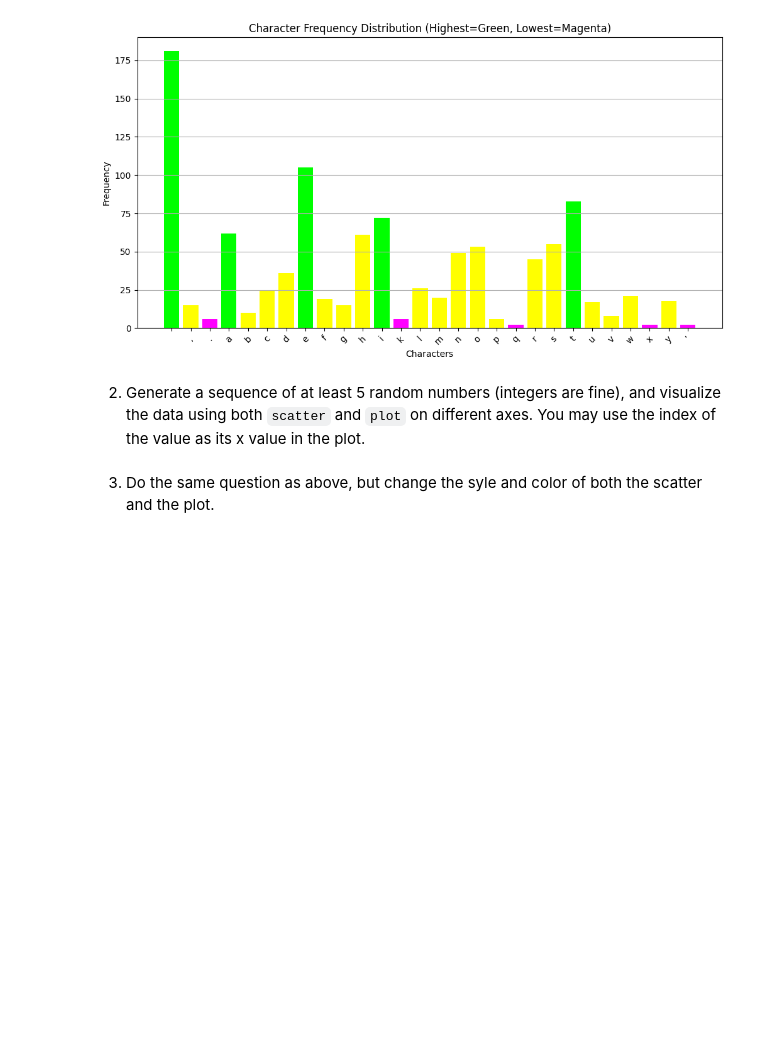
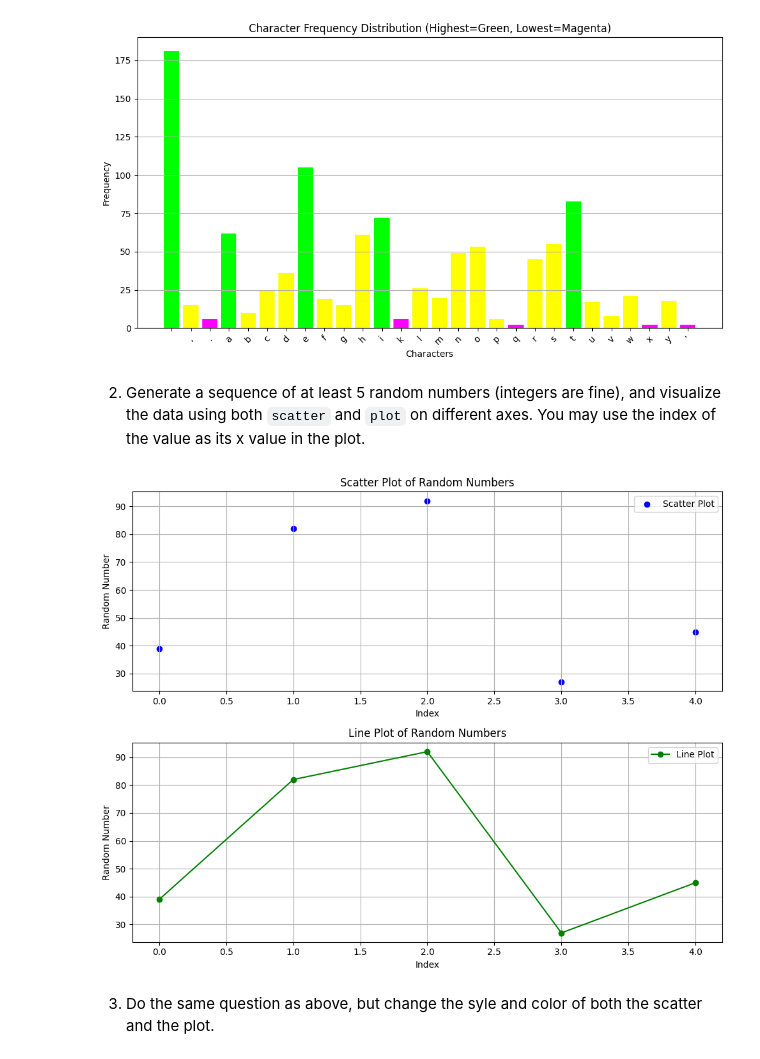
Before and after one commit to MoStrick/pyplot_strickland, a Jupyter notebook: pyplot.ipynb, the cells around one changed output. Drawn from its saved outputs; the diff is of its cells as text; code cells hidden in the pictures; blank space fills up the shorter version.

Commit message:
Number 2 & 3 Complete

```diff
--- a/pyplot.ipynb
+++ b/pyplot.ipynb
@@ -95,5 +96,41 @@ plt.show()
 [figure]
 # %% [markdown]
 2. Generate a sequence of at least 5 random numbers (integers are fine), and visualize the data using both `scatter` and `plot` on different axes.  You may use the index of the value as its x value in the plot.
+# %%
+import matplotlib.pyplot as plt
+from random import randint
+
+# Generate a sequence of at least 5 random integers
+random_numbers = [randint(1, 100) for _ in range(5)]  # Random integers between 1 and 100
+
+# Prepare x values (indices)
+x_values = list(range(len(random_numbers)))
+
+# Create a figure and a set of subplots
+fig, (ax1, ax2) = plt.subplots(2, 1, figsize=(10, 8))  # Two vertical subplots
+
+# Scatter plot
+ax1.scatter(x_values, random_numbers, color='blue', label='Scatter Plot')
+ax1.set_title('Scatter Plot of Random Numbers')
+ax1.set_xlabel('Index')
+ax1.set_ylabel('Random Number')
+ax1.legend()
+ax1.grid(True)
+
+# Line plot
+ax2.plot(x_values, random_numbers, color='green', marker='o', label='Line Plot')
+ax2.set_title('Line Plot of Random Numbers')
+ax2.set_xlabel('Index')
+ax2.set_ylabel('Random Number')
+ax2.legend()
+ax2.grid(True)
+
+# Adjust layout to prevent overlap
+plt.tight_layout()
+
+# Show the plots
+plt.show()
+# %% [output]
+[figure, added]
 # %% [markdown]
 3. Do the same question as above, but change the syle and color of both the scatter and the plot.
```
Also changed, not shown: parts of 2 cells of this notebook.
